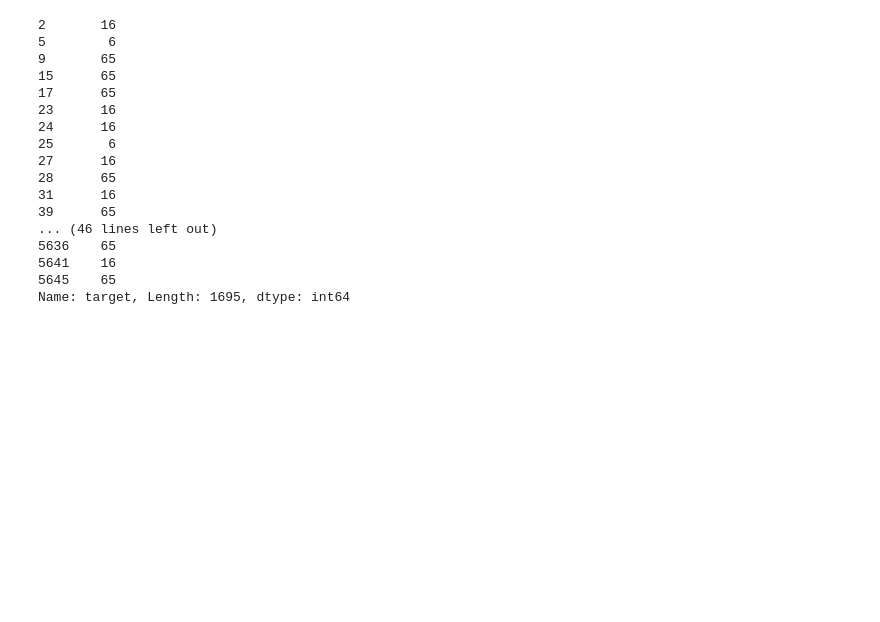
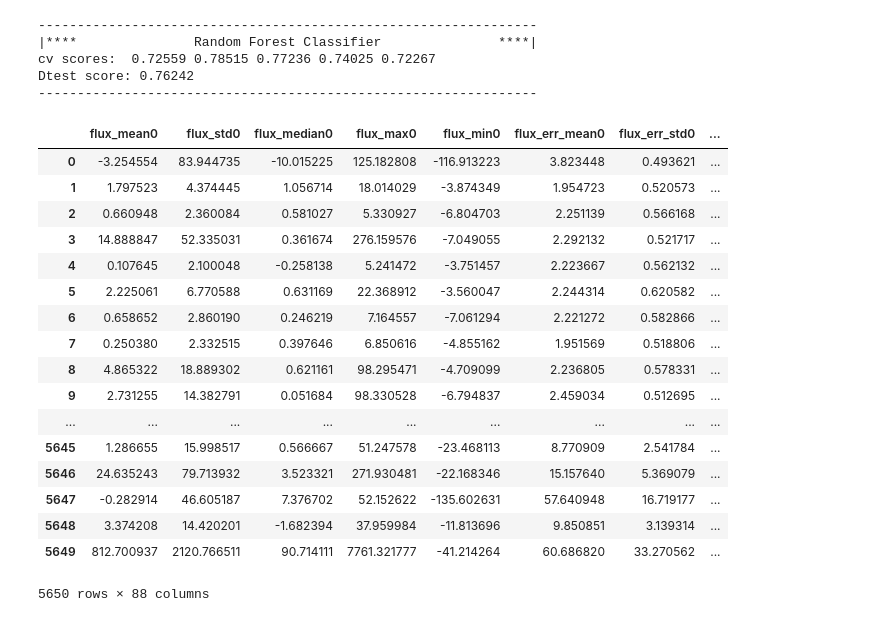
Before and after one commit to aushtin/code, a Jupyter notebook: Untitled2.ipynb, the cells around one changed output. Drawn from its saved outputs; the diff is of its cells as text; code cells hidden in the pictures; blank space fills up the shorter version.

```diff
--- a/Untitled2.ipynb
+++ b/Untitled2.ipynb
@@ -544,20 +759,29 @@ Check number of object ids in time series for second split: 628
-# %%
-display(ig_training_labels)
-# %% [output]
-2       16
-5        6
-9       65
-15      65
-17      65
-23      16
-24      16
-25       6
-27      16
-28      65
-31      16
-39      65
-... (46 lines left out)
-5636    65
-5641    16
-5645    65
-Name: target, Length: 1695, dtype: int64
+# %%
+model = train_model(training_features, training_labels)
+# %% [output]
+----------------------------------------------------------------
+|****               Random Forest Classifier               ****|
+cv scores:  0.72559 0.78515 0.77236 0.74025 0.72267
+Dtest score: 0.76242
+----------------------------------------------------------------
+# %%
+training_features
+# %% [output]
+|  | flux_mean0 | flux_std0 | flux_median0 | flux_max0 | flux_min0 | flux_err_mean0 | flux_err_std0 | ... |
+| 0 | -3.254554 | 83.944735 | -10.015225 | 125.182808 | -116.913223 | 3.823448 | 0.493621 | ... |
+| 1 | 1.797523 | 4.374445 | 1.056714 | 18.014029 | -3.874349 | 1.954723 | 0.520573 | ... |
+| 2 | 0.660948 | 2.360084 | 0.581027 | 5.330927 | -6.804703 | 2.251139 | 0.566168 | ... |
+| 3 | 14.888847 | 52.335031 | 0.361674 | 276.159576 | -7.049055 | 2.292132 | 0.521717 | ... |
+| 4 | 0.107645 | 2.100048 | -0.258138 | 5.241472 | -3.751457 | 2.223667 | 0.562132 | ... |
+| 5 | 2.225061 | 6.770588 | 0.631169 | 22.368912 | -3.560047 | 2.244314 | 0.620582 | ... |
+| 6 | 0.658652 | 2.860190 | 0.246219 | 7.164557 | -7.061294 | 2.221272 | 0.582866 | ... |
+| 7 | 0.250380 | 2.332515 | 0.397646 | 6.850616 | -4.855162 | 1.951569 | 0.518806 | ... |
+| 8 | 4.865322 | 18.889302 | 0.621161 | 98.295471 | -4.709099 | 2.236805 | 0.578331 | ... |
+| 9 | 2.731255 | 14.382791 | 0.051684 | 98.330528 | -6.794837 | 2.459034 | 0.512695 | ... |
+| ... | ... | ... | ... | ... | ... | ... | ... | ... |
+| 5645 | 1.286655 | 15.998517 | 0.566667 | 51.247578 | -23.468113 | 8.770909 | 2.541784 | ... |
+| 5646 | 24.635243 | 79.713932 | 3.523321 | 271.930481 | -22.168346 | 15.157640 | 5.369079 | ... |
+| 5647 | -0.282914 | 46.605187 | 7.376702 | 52.152622 | -135.602631 | 57.640948 | 16.719177 | ... |
+| 5648 | 3.374208 | 14.420201 | -1.682394 | 37.959984 | -11.813696 | 9.850851 | 3.139314 | ... |
+| 5649 | 812.700937 | 2120.766511 | 90.714111 | 7761.321777 | -41.214264 | 60.686820 | 33.270562 | ... |
+5650 rows × 88 columns
```
Also changed, not shown: parts of 9 cells of this notebook, 7 other files.
